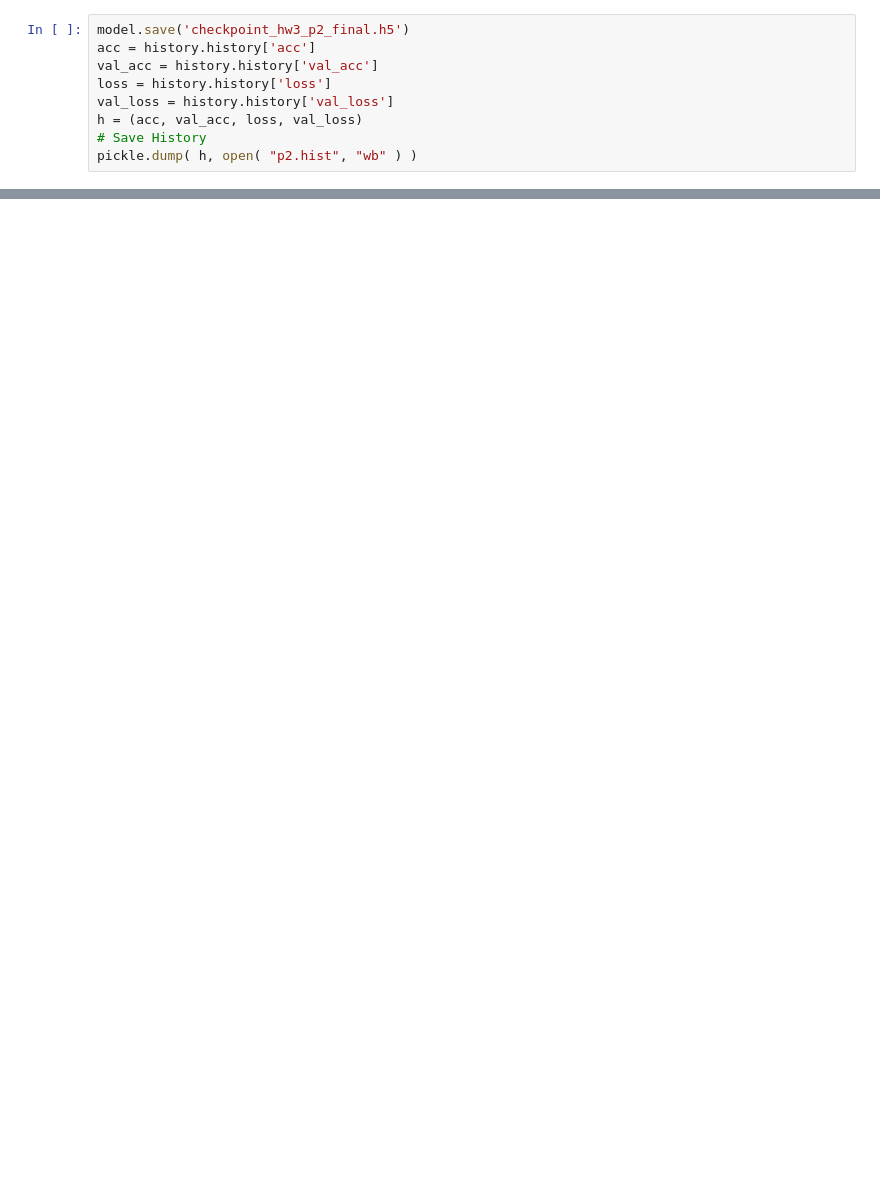
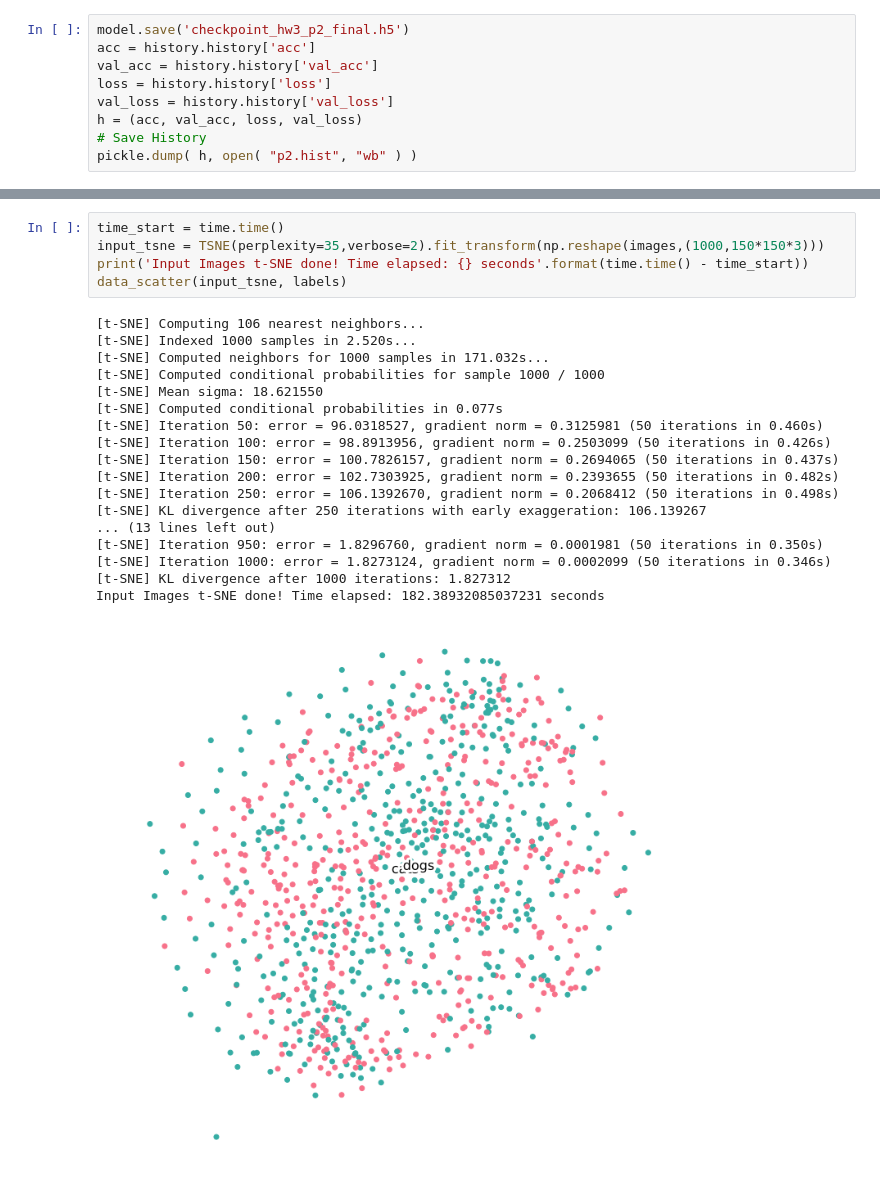
Before and after one commit to HanksZhs/CAP5610-Machine-Learning, a Jupyter notebook: homework3/homework3.ipynb, the cells around one changed output, grey strips where cells are left out. Drawn from its saved outputs; the diff is of its cells as text; blank space fills up the shorter version.

```diff
--- a/homework3/homework3.ipynb
+++ b/homework3/homework3.ipynb
@@ -349,0 +505,24 @@ Val_acc: 0.9729999959468841 Val_loss: 0.12663177601631218
+# %%
+time_start = time.time()
+input_tsne = TSNE(perplexity=35,verbose=2).fit_transform(np.reshape(images,(1000,150*150*3)))
+print('Input Images t-SNE done! Time elapsed: {} seconds'.format(time.time() - time_start))
+data_scatter(input_tsne, labels)
+# %% [output]
+[t-SNE] Computing 106 nearest neighbors...
+[t-SNE] Indexed 1000 samples in 2.520s...
+[t-SNE] Computed neighbors for 1000 samples in 171.032s...
+[t-SNE] Computed conditional probabilities for sample 1000 / 1000
+[t-SNE] Mean sigma: 18.621550
+[t-SNE] Computed conditional probabilities in 0.077s
+[t-SNE] Iteration 50: error = 96.0318527, gradient norm = 0.3125981 (50 iterations in 0.460s)
+[t-SNE] Iteration 100: error = 98.8913956, gradient norm = 0.2503099 (50 iterations in 0.426s)
+[t-SNE] Iteration 150: error = 100.7826157, gradient norm = 0.2694065 (50 iterations in 0.437s)
+[t-SNE] Iteration 200: error = 102.7303925, gradient norm = 0.2393655 (50 iterations in 0.482s)
+[t-SNE] Iteration 250: error = 106.1392670, gradient norm = 0.2068412 (50 iterations in 0.498s)
+[t-SNE] KL divergence after 250 iterations with early exaggeration: 106.139267
+... (13 lines left out)
+[t-SNE] Iteration 950: error = 1.8296760, gradient norm = 0.0001981 (50 iterations in 0.350s)
+[t-SNE] Iteration 1000: error = 1.8273124, gradient norm = 0.0002099 (50 iterations in 0.346s)
+[t-SNE] KL divergence after 1000 iterations: 1.827312
+Input Images t-SNE done! Time elapsed: 182.38932085037231 seconds
+[figure, added]
```
Also changed, not shown: parts of 19 cells of this notebook.
